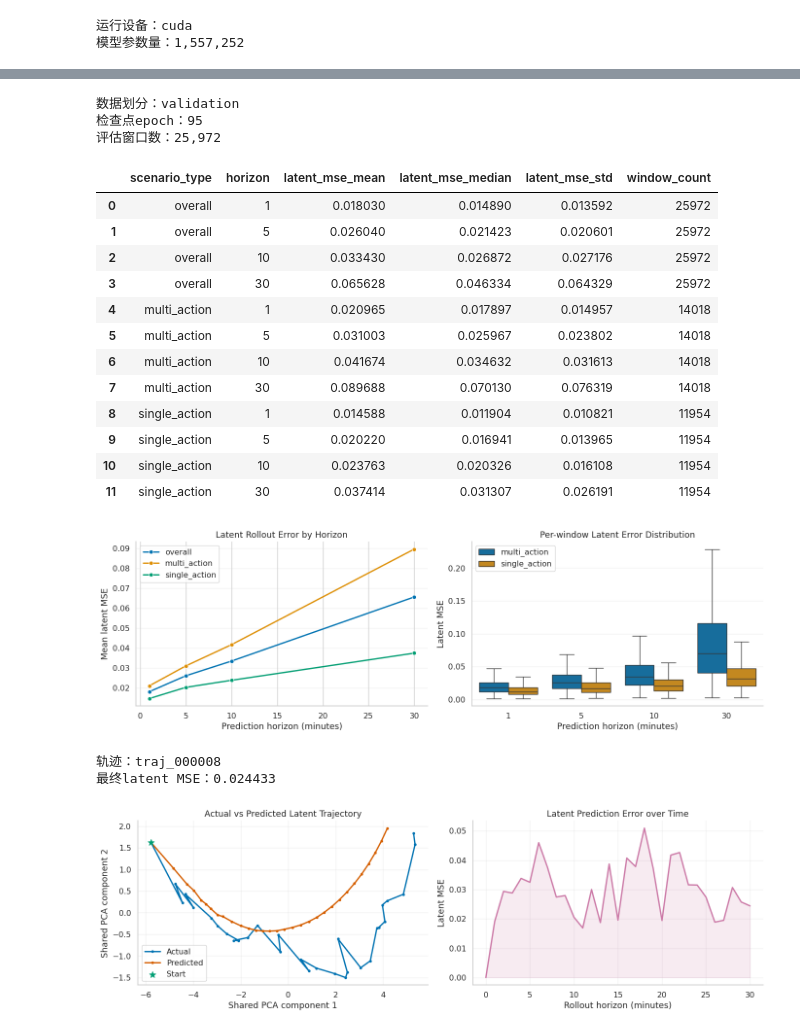
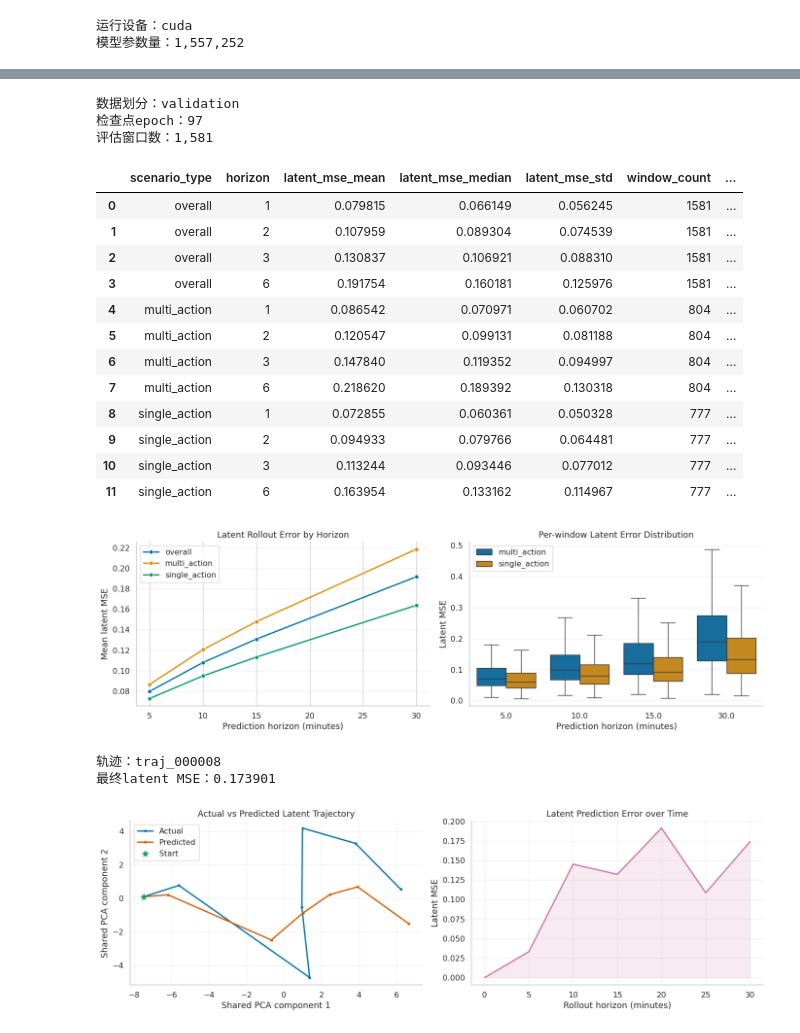
Before and after one commit to ShixiangLi/tepwm, a Jupyter notebook: tutorial/tep_tutorial.ipynb, the cells around one changed output, grey strips where cells are left out. Saved outputs shown, nothing was run; the diff lists cells and outputs as text; code cells hidden in the pictures.

```diff
--- a/tutorial/tep_tutorial.ipynb
+++ b/tutorial/tep_tutorial.ipynb
@@ -503,7 +542,7 @@ print(f"模型参数量：{parameter_count:,}")
 # 训练始终读取配置中的latest数据集，避免时间戳目录与配置脱节。
 training_config = project_config["training"]
 dataset_dir = project_root / training_config["dataset_dir"]
-sample_stride = int(training_config["sample_stride_steps"])
+sample_stride = model_step_seconds(project_config["data"])
 
 # 只根据训练轨迹计算53维状态和11维动作的标准化参数。
 normalization = compute_normalization(
@@ -515,9 +554,7 @@ normalization = compute_normalization(
 dataset_options = {
     "stats": normalization,
     "history_size": model_config["history_size"],
-    "rollout_horizon": max(training_config["rollout_horizons"]),
     "sample_stride_steps": sample_stride,
-    "window_stride_steps": training_config["window_stride_steps"],
     "preload": training_config["preload"],
 }
 train_dataset = TEPWindowDataset(
@@ -547,8 +584,8 @@ dataset_summary = pd.DataFrame(
 display(dataset_summary)
 first_batch = next(iter(train_loader))
 print(f"数据目录：{dataset_dir}")
+print(f"模型步长：{sample_stride / 60:g}分钟；训练窗口：{model_config['history_size'] * sample_stride / 60:g}分钟")
 print(f"状态批次：{tuple(first_batch['observations'].shape)}")
 print(f"动作批次：{tuple(first_batch['actions'].shape)}")
-print(f"未来动作：{tuple(first_batch['future_actions'].shape)}")
-print(f"多步目标：{tuple(first_batch['rollout_targets'].shape)}")
+print(f"单步目标观测：{tuple(first_batch['observations'][:, 1:].shape)}")
 # %% [output]
@@ -619,58 +669,55 @@ display(pd.DataFrame([training_summary]))
 # %%
 # 定位最佳检查点，并在验证集进行latent推演评估。
 checkpoint_relative = Path(training_config["output_dir"]) / "best.pt"
 checkpoint_path = next(path for path in [
     checkpoint_relative,
     project_root / checkpoint_relative,
     project_root / "tutorial" / checkpoint_relative,
 ] if path.is_file())
 
 evaluation_config = project_config["evaluation"]
 latent_evaluation = evaluate_latent_prediction(
     checkpoint_path,
     dataset_dir,
-    split=evaluation_config["validation_split"],
+    split=evaluation_config["split"],
     scenario_types=evaluation_config["scenario_types"],
     horizons=evaluation_config["horizons"],
     batch_size=evaluation_config["batch_size"],
-    sample_stride_steps=training_config["sample_stride_steps"],
-    window_stride_steps=training_config["window_stride_steps"],
     device=str(device),
 )
 
-print(f"数据划分：{evaluation_config['validation_split']}")
+print(f"数据划分：{evaluation_config['split']}")
 print(f"检查点epoch：{latent_evaluation['checkpoint_epoch']}")
 print(f"评估窗口数：{latent_evaluation['window_count']:,}")
 display(latent_evaluation["summary"].round(6))
 plot_latent_prediction_evaluation(latent_evaluation)
 plt.show()
 # %% [output]
 数据划分：validation
-检查点epoch：95
-评估窗口数：25,972
+检查点epoch：97
+评估窗口数：1,581
-|  | scenario_type | horizon | latent_mse_mean | latent_mse_median | latent_mse_std | window_count |
-| 0 | overall | 1 | 0.018030 | 0.014890 | 0.013592 | 25972 |
-| 1 | overall | 5 | 0.026040 | 0.021423 | 0.020601 | 25972 |
-| 2 | overall | 10 | 0.033430 | 0.026872 | 0.027176 | 25972 |
-| 3 | overall | 30 | 0.065628 | 0.046334 | 0.064329 | 25972 |
-| 4 | multi_action | 1 | 0.020965 | 0.017897 | 0.014957 | 14018 |
-| 5 | multi_action | 5 | 0.031003 | 0.025967 | 0.023802 | 14018 |
-| 6 | multi_action | 10 | 0.041674 | 0.034632 | 0.031613 | 14018 |
-| 7 | multi_action | 30 | 0.089688 | 0.070130 | 0.076319 | 14018 |
-| 8 | single_action | 1 | 0.014588 | 0.011904 | 0.010821 | 11954 |
-| 9 | single_action | 5 | 0.020220 | 0.016941 | 0.013965 | 11954 |
-| 10 | single_action | 10 | 0.023763 | 0.020326 | 0.016108 | 11954 |
-| 11 | single_action | 30 | 0.037414 | 0.031307 | 0.026191 | 11954 |
+|  | scenario_type | horizon | latent_mse_mean | latent_mse_median | latent_mse_std | window_count | ... |
+| 0 | overall | 1 | 0.079815 | 0.066149 | 0.056245 | 1581 | ... |
+| 1 | overall | 2 | 0.107959 | 0.089304 | 0.074539 | 1581 | ... |
+| 2 | overall | 3 | 0.130837 | 0.106921 | 0.088310 | 1581 | ... |
+| 3 | overall | 6 | 0.191754 | 0.160181 | 0.125976 | 1581 | ... |
+| 4 | multi_action | 1 | 0.086542 | 0.070971 | 0.060702 | 804 | ... |
+| 5 | multi_action | 2 | 0.120547 | 0.099131 | 0.081188 | 804 | ... |
+| 6 | multi_action | 3 | 0.147840 | 0.119352 | 0.094997 | 804 | ... |
+| 7 | multi_action | 6 | 0.218620 | 0.189392 | 0.130318 | 804 | ... |
+| 8 | single_action | 1 | 0.072855 | 0.060361 | 0.050328 | 777 | ... |
+| 9 | single_action | 2 | 0.094933 | 0.079766 | 0.064481 | 777 | ... |
+| 10 | single_action | 3 | 0.113244 | 0.093446 | 0.077012 | 777 | ... |
+| 11 | single_action | 6 | 0.163954 | 0.133162 | 0.114967 | 777 | ... |
-[figure, old version]
+[figure, new version]
 # %%
 # 展示动作事件附近一条验证轨迹的真实与预测latent差异。
 latent_trajectory = predict_latent_trajectory(
     checkpoint_path,
     dataset_dir,
-    split=evaluation_config["validation_split"],
+    split=evaluation_config["split"],
     scenario_type="multi_action",
     horizon=max(evaluation_config["horizons"]),
-    sample_stride_steps=training_config["sample_stride_steps"],
     device=str(device),
 )
 
@@ -680,5 +727,5 @@ plot_latent_trajectory_comparison(latent_trajectory)
 plt.show()
 # %% [output]
 轨迹：traj_000008
-最终latent MSE：0.024433
+最终latent MSE：0.173901
-[figure, old version]
+[figure, new version]
```
Also changed, not shown: parts of 50 cells of this notebook, 14 other files.
